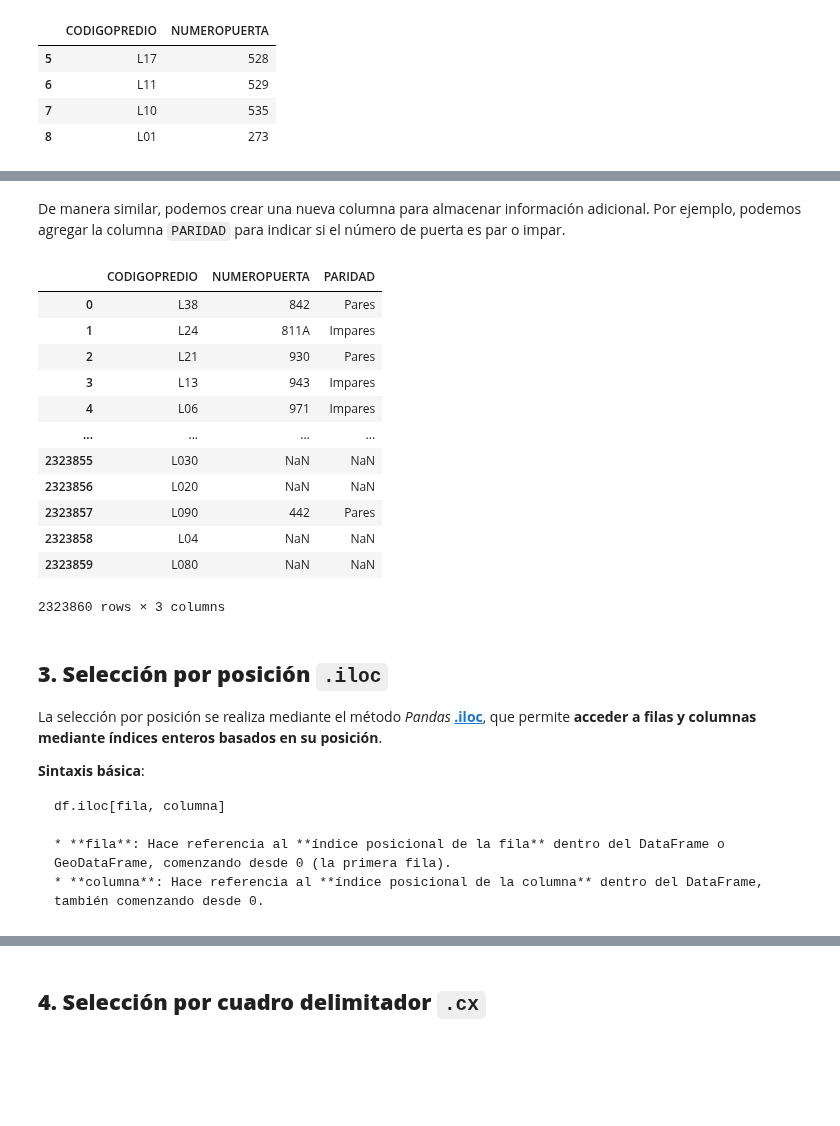
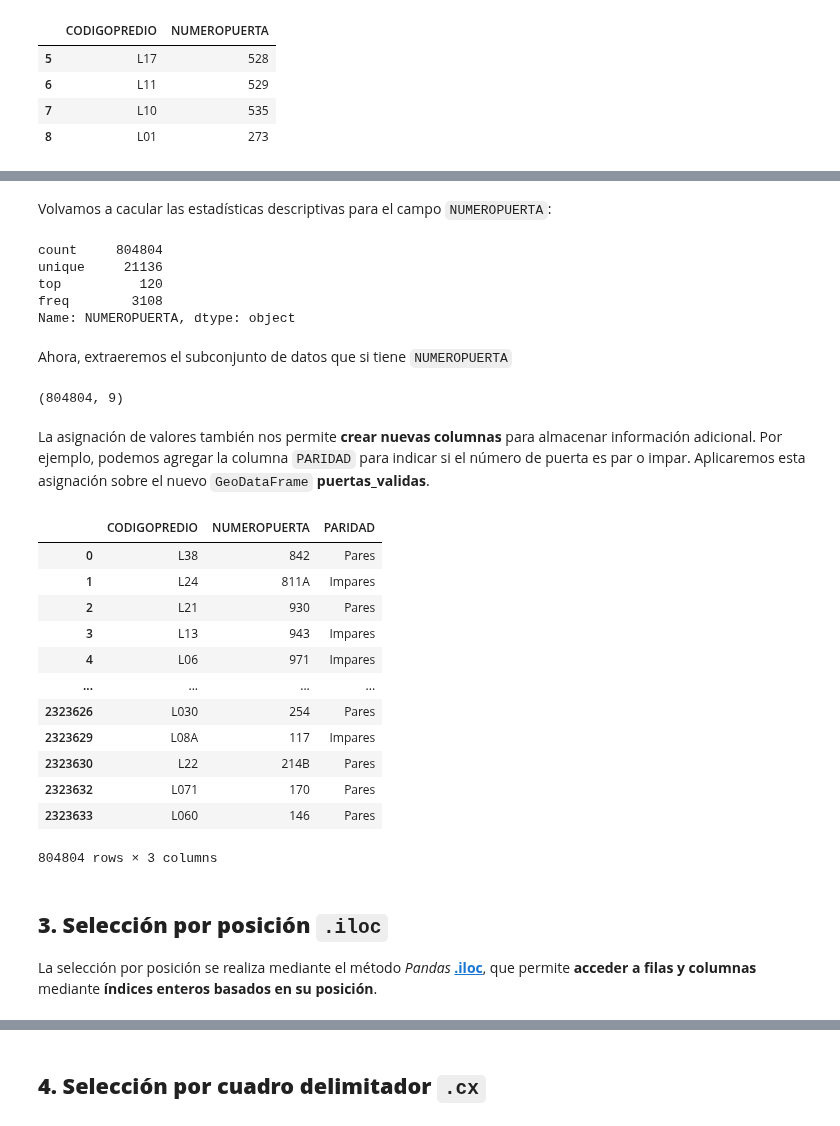
Before and after one commit to chlopezgis/book-geopython, a Jupyter notebook: _sources/indexing_selecting.ipynb, the cells around one changed output, grey strips where cells are left out. Cells and saved outputs as stored; diff of their text form; code cells hidden in the pictures; blank space fills up the shorter version.

````diff
--- a/_sources/indexing_selecting.ipynb
+++ b/_sources/indexing_selecting.ipynb
@@ -391,44 +463,53 @@ puertas.loc[puertas.NUMEROPUERTA.isna(), ['CODIGOPREDIO','NUMEROPUERTA']]
+# %% [markdown]
+Volvamos a cacular las estadísticas descriptivas para el campo `NUMEROPUERTA`:
+# %%
+# Cálculo de estadísticas descriptivas
+puertas.NUMEROPUERTA.describe()
+# %% [output]
+count     804804
+unique     21136
+top          120
+freq        3108
+Name: NUMEROPUERTA, dtype: object
+# %% [markdown]
+Ahora, extraeremos el subconjunto de datos que si tiene `NUMEROPUERTA`
+# %%
+puertas_validas = puertas[puertas.NUMEROPUERTA.notna()]
+puertas_validas.shape
+# %% [output]
+(804804, 9)
 # %% [markdown]
-De manera similar, podemos crear una nueva columna para almacenar información adicional. Por ejemplo, podemos agregar la columna `PARIDAD` para indicar si el número de puerta es par o impar.
+La asignación de valores también nos permite **crear nuevas columnas** para almacenar información adicional. Por ejemplo, podemos agregar la columna `PARIDAD` para indicar si el número de puerta es par o impar. Aplicaremos esta asignación sobre el nuevo `GeoDataFrame` **puertas_validas**.
 # %%
 # Condicion para evaluar puertas pares
-conPares = puertas.NUMEROPUERTA.str.extract(r"(\d+)")[0].str[-1]\
-                  .isin([str(i) for i in list(range(0,9,2))])
+conPares = puertas_validas.NUMEROPUERTA.str.extract(r"(\d+)")[0].str[-1]\
+                          .isin([str(i) for i in list(range(0,9,2))])
 
 # Condicion para evaluar puertas impares
-conNones = puertas.NUMEROPUERTA.str.extract(r"(\d+)")[0].str[-1]\
-                  .isin([str(i) for i in list(range(1,10,2))])
+conNones = puertas_validas.NUMEROPUERTA.str.extract(r"(\d+)")[0].str[-1]\
+                          .isin([str(i) for i in list(range(1,10,2))])
 
 # Aplicando las condiciones para calcular un nuevo campo "Paridad"
-puertas.loc[conPares,'PARIDAD'] = 'Pares'
-puertas.loc[conNones,'PARIDAD'] = 'Impares'
+puertas_validas.loc[conPares,'PARIDAD'] = 'Pares'
+puertas_validas.loc[conNones,'PARIDAD'] = 'Impares'
 
 # Visualizando:
-puertas[['CODIGOPREDIO','NUMEROPUERTA','PARIDAD']]
+puertas_validas[['CODIGOPREDIO','NUMEROPUERTA','PARIDAD']]
 # %% [output]
 |  | CODIGOPREDIO | NUMEROPUERTA | PARIDAD |
 | 0 | L38 | 842 | Pares |
 | 1 | L24 | 811A | Impares |
 | 2 | L21 | 930 | Pares |
 | 3 | L13 | 943 | Impares |
 | 4 | L06 | 971 | Impares |
 | ... | ... | ... | ... |
-| 2323855 | L030 | NaN | NaN |
-| 2323856 | L020 | NaN | NaN |
-| 2323857 | L090 | 442 | Pares |
-| 2323858 | L04 | NaN | NaN |
-| 2323859 | L080 | NaN | NaN |
+| 2323626 | L030 | 254 | Pares |
+| 2323629 | L08A | 117 | Impares |
+| 2323630 | L22 | 214B | Pares |
+| 2323632 | L071 | 170 | Pares |
+| 2323633 | L060 | 146 | Pares |
-2323860 rows × 3 columns
+804804 rows × 3 columns
 # %% [markdown]
 ## **3. Selección por posición `.iloc`**
 
-La selección por posición se realiza mediante el método _Pandas_ **[.iloc](https://pandas.pydata.org/docs/reference/api/pandas.DataFrame.iloc.html)**, que permite **acceder a filas y columnas mediante índices enteros basados en su posición**.
-
-**Sintaxis básica**:
-
-```{note}
-df.iloc[fila, columna]
-
-* **fila**: Hace referencia al **índice posicional de la fila** dentro del DataFrame o GeoDataFrame, comenzando desde 0 (la primera fila).
-* **columna**: Hace referencia al **índice posicional de la columna** dentro del DataFrame, también comenzando desde 0.
-```
+La selección por posición se realiza mediante el método _Pandas_ **[.iloc](https://pandas.pydata.org/docs/reference/api/pandas.DataFrame.iloc.html)**, que permite **acceder a filas y columnas** mediante **índices enteros basados en su posición**.
````
Also changed, not shown: parts of 55 cells of this notebook, 2 other files.
